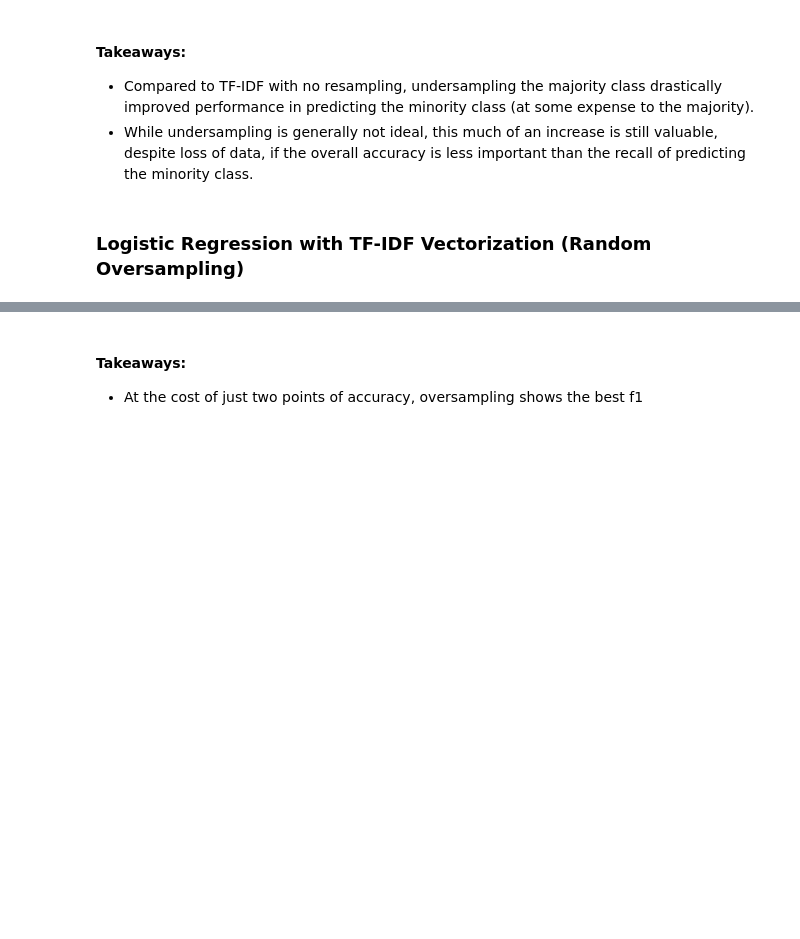
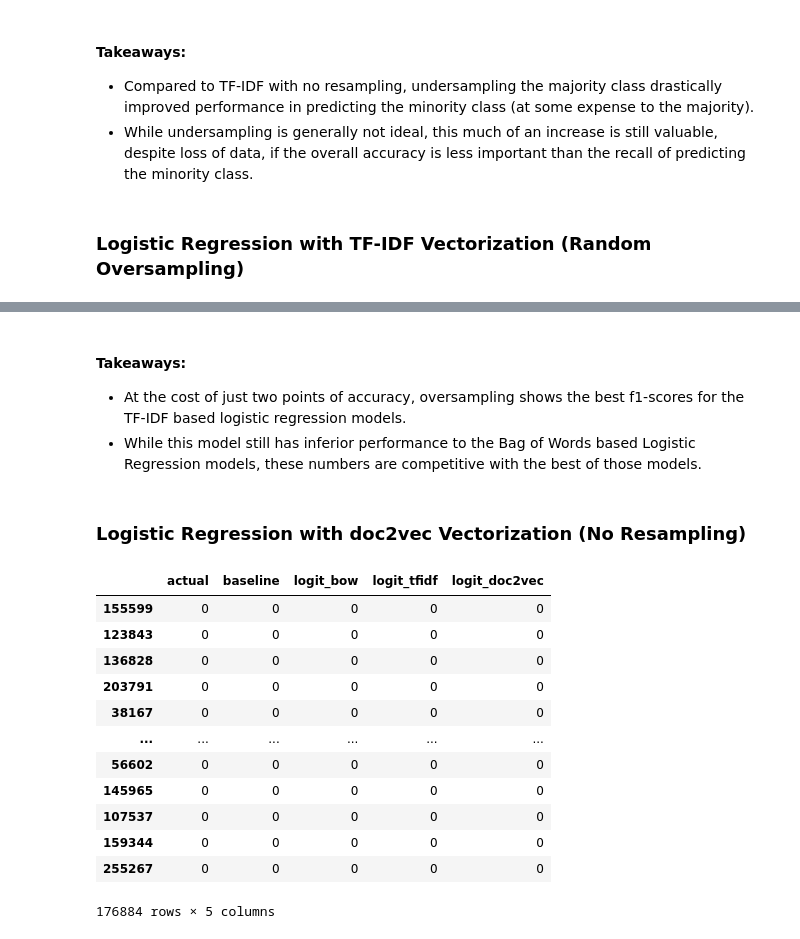
Before and after one commit to adam-gomez/finding-fake-news, a Jupyter notebook: walkthrough.ipynb, the cells around one changed output, grey strips where cells are left out. Drawn from its saved outputs; the diff is of its cells as text; code cells hidden in the pictures; blank space fills up the shorter version.

Commit message:
Completed doc2vec logit models

```diff
--- a/walkthrough.ipynb
+++ b/walkthrough.ipynb
@@ -665,7 +674,7 @@ y_test = test.label
 ### Create Prediction Dataframes
 We we create a dataframe to store the predictions made by the various algorithms
 # %%
-train_results_original = pd.DataFrame(dict(actual=y_train))
+train_results_original = pd.DataFrame(dict(actual=y_train_original))
 # %%
 train_results_original.value_counts()
 # %% [output]
@@ -980,0 +1002,3 @@ vocab_oversampled[20000:20010]
+# %%
+#instantiate model
+doc2vec_model = Doc2Vec(vector_size=64, window=2, min_count=1, workers=8, epochs=40)
@@ -980,0 +1008,3 @@ vocab_oversampled[20000:20010]
+# %%
+# pass the cleaned text into the model to generate vectors for each document
+X_train_doc2vec_original = [doc2vec_model.infer_vector((train.clean[i].split(' '))) for i in train.clean.index]
@@ -1328,3 +1461,25 @@ weighted avg       0.94      0.93      0.93    331778
 # %% [markdown]
 #### Takeaways:
-- At the cost of just two points of accuracy, oversampling shows the best f1
+- At the cost of just two points of accuracy, oversampling shows the best f1-scores for the TF-IDF based logistic regression models.
+- While this model still has inferior performance to the Bag of Words based Logistic Regression models, these numbers are competitive with the best of those models.
+# %% [markdown]
+### Logistic Regression with doc2vec Vectorization (No Resampling)
+# %%
+logit_doc2vec_original = LogisticRegression().fit(X_train_doc2vec_original, y_train_original)
+# %%
+train_results_original['logit_doc2vec'] = logit_doc2vec_original.predict(X_train_doc2vec_original)
+train_results_original
+# %% [output]
+|  | actual | baseline | logit_bow | logit_tfidf | logit_doc2vec |
+| 155599 | 0 | 0 | 0 | 0 | 0 |
+| 123843 | 0 | 0 | 0 | 0 | 0 |
+| 136828 | 0 | 0 | 0 | 0 | 0 |
+| 203791 | 0 | 0 | 0 | 0 | 0 |
+| 38167 | 0 | 0 | 0 | 0 | 0 |
+| ... | ... | ... | ... | ... | ... |
+| 56602 | 0 | 0 | 0 | 0 | 0 |
+| 145965 | 0 | 0 | 0 | 0 | 0 |
+| 107537 | 0 | 0 | 0 | 0 | 0 |
+| 159344 | 0 | 0 | 0 | 0 | 0 |
+| 255267 | 0 | 0 | 0 | 0 | 0 |
+176884 rows × 5 columns
```
Also changed, not shown: parts of 70 cells of this notebook.
